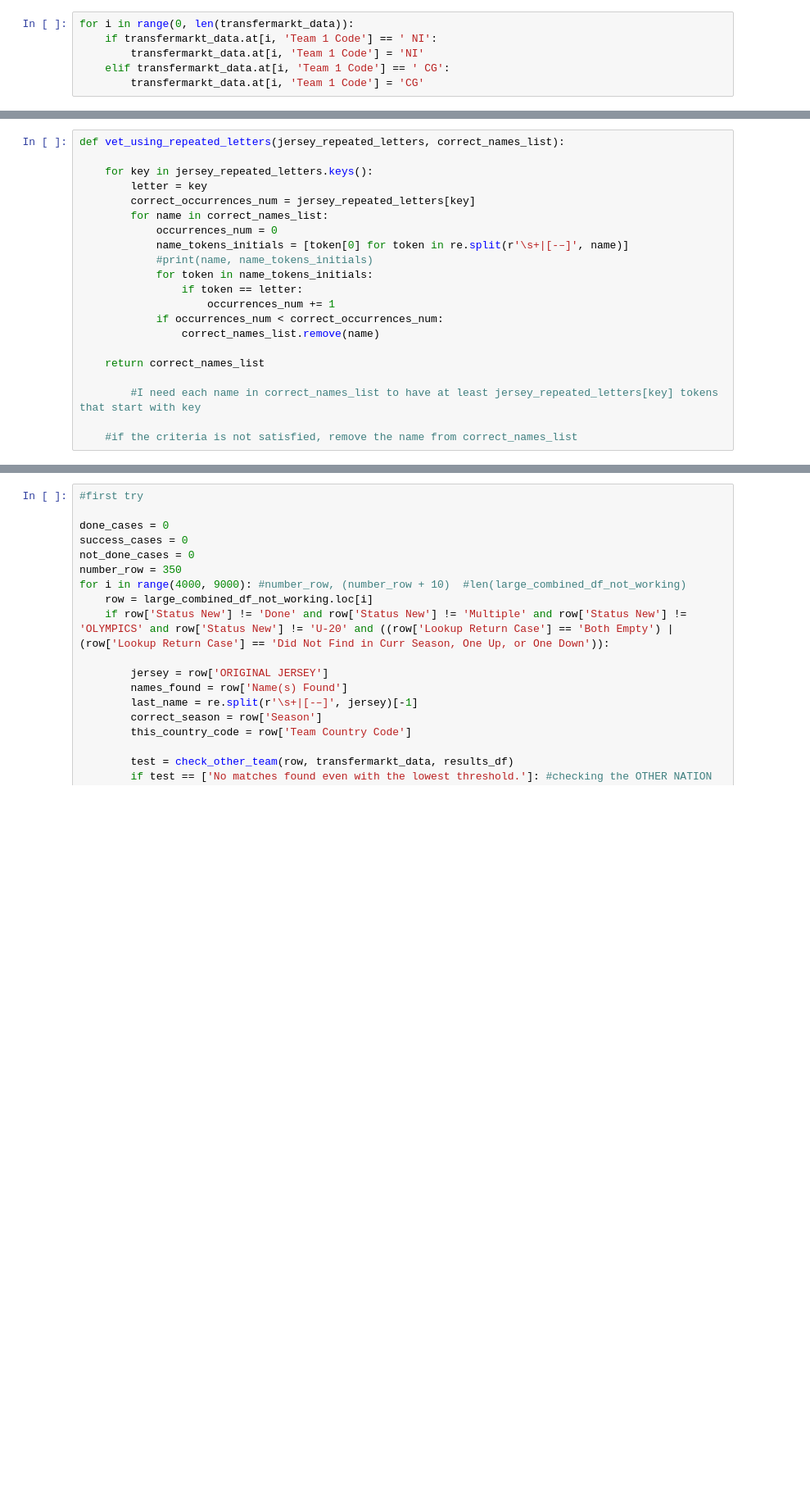
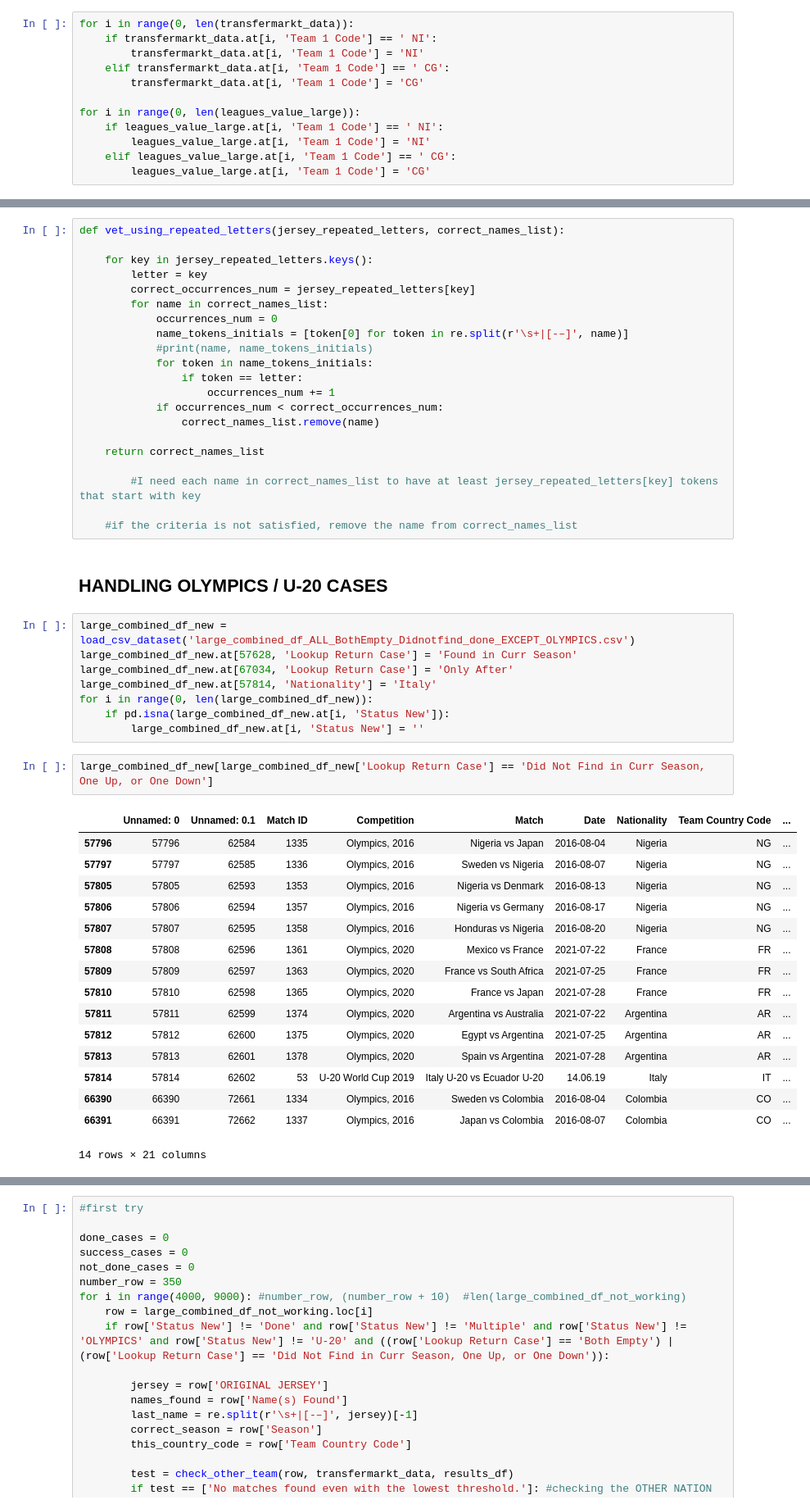
Before and after one commit to finnlsmith/footy_project_market_value_rankings, a Jupyter notebook: create_dataset_1/find_incorrect_names.ipynb, the cells around one changed output, grey strips where cells are left out. Shown at 82% size. Saved outputs shown, nothing was run; the diff lists cells and outputs as text; blank space fills up the shorter version.

Commit message:
All edge cases done for combined DF

```diff
--- a/create_dataset_1/find_incorrect_names.ipynb
+++ b/create_dataset_1/find_incorrect_names.ipynb
@@ -406,3 +414,9 @@ for i in range(0, len(transfermarkt_data)):
         transfermarkt_data.at[i, 'Team 1 Code'] = 'NI'
     elif transfermarkt_data.at[i, 'Team 1 Code'] == ' CG':
         transfermarkt_data.at[i, 'Team 1 Code'] = 'CG'
+
+for i in range(0, len(leagues_value_large)):
+    if leagues_value_large.at[i, 'Team 1 Code'] == ' NI':
+        leagues_value_large.at[i, 'Team 1 Code'] = 'NI'
+    elif leagues_value_large.at[i, 'Team 1 Code'] == ' CG':
+        leagues_value_large.at[i, 'Team 1 Code'] = 'CG'
@@ -824,3 +794,32 @@ def vet_using_repeated_letters(jersey_repeated_letters, correct_names_list):
         #I need each name in correct_names_list to have at least jersey_repeated_letters[key] tokens that start with key
 
     #if the criteria is not satisfied, remove the name from correct_names_list
+# %% [markdown]
+## HANDLING OLYMPICS / U-20 CASES
+# %%
+large_combined_df_new = load_csv_dataset('large_combined_df_ALL_BothEmpty_Didnotfind_done_EXCEPT_OLYMPICS.csv')
+large_combined_df_new.at[57628, 'Lookup Return Case'] = 'Found in Curr Season'
+large_combined_df_new.at[67034, 'Lookup Return Case'] = 'Only After'
+large_combined_df_new.at[57814, 'Nationality'] = 'Italy'
+for i in range(0, len(large_combined_df_new)):
+    if pd.isna(large_combined_df_new.at[i, 'Status New']):
+        large_combined_df_new.at[i, 'Status New'] = ''
+# %%
+large_combined_df_new[large_combined_df_new['Lookup Return Case'] == 'Did Not Find in Curr Season, One Up, or One Down']
+# %% [output]
+|  | Unnamed: 0 | Unnamed: 0.1 | Match ID | Competition | Match | Date | Nationality | Team Country Code | ... |
+| 57796 | 57796 | 62584 | 1335 | Olympics, 2016 | Nigeria vs Japan | 2016-08-04 | Nigeria | NG | ... |
+| 57797 | 57797 | 62585 | 1336 | Olympics, 2016 | Sweden vs Nigeria | 2016-08-07 | Nigeria | NG | ... |
+| 57805 | 57805 | 62593 | 1353 | Olympics, 2016 | Nigeria vs Denmark | 2016-08-13 | Nigeria | NG | ... |
+| 57806 | 57806 | 62594 | 1357 | Olympics, 2016 | Nigeria vs Germany | 2016-08-17 | Nigeria | NG | ... |
+| 57807 | 57807 | 62595 | 1358 | Olympics, 2016 | Honduras vs Nigeria | 2016-08-20 | Nigeria | NG | ... |
+| 57808 | 57808 | 62596 | 1361 | Olympics, 2020 | Mexico vs France | 2021-07-22 | France | FR | ... |
+| 57809 | 57809 | 62597 | 1363 | Olympics, 2020 | France vs South Africa | 2021-07-25 | France | FR | ... |
+| 57810 | 57810 | 62598 | 1365 | Olympics, 2020 | France vs Japan | 2021-07-28 | France | FR | ... |
+| 57811 | 57811 | 62599 | 1374 | Olympics, 2020 | Argentina vs Australia | 2021-07-22 | Argentina | AR | ... |
+| 57812 | 57812 | 62600 | 1375 | Olympics, 2020 | Egypt vs Argentina | 2021-07-25 | Argentina | AR | ... |
+| 57813 | 57813 | 62601 | 1378 | Olympics, 2020 | Spain vs Argentina | 2021-07-28 | Argentina | AR | ... |
+| 57814 | 57814 | 62602 | 53 | U-20 World Cup 2019 | Italy U-20 vs Ecuador U-20 | 14.06.19 | Italy | IT | ... |
+| 66390 | 66390 | 72661 | 1334 | Olympics, 2016 | Sweden vs Colombia | 2016-08-04 | Colombia | CO | ... |
+| 66391 | 66391 | 72662 | 1337 | Olympics, 2016 | Japan vs Colombia | 2016-08-07 | Colombia | CO | ... |
+14 rows × 21 columns
```
Also changed, not shown: parts of 13 cells of this notebook, 9 other files.
